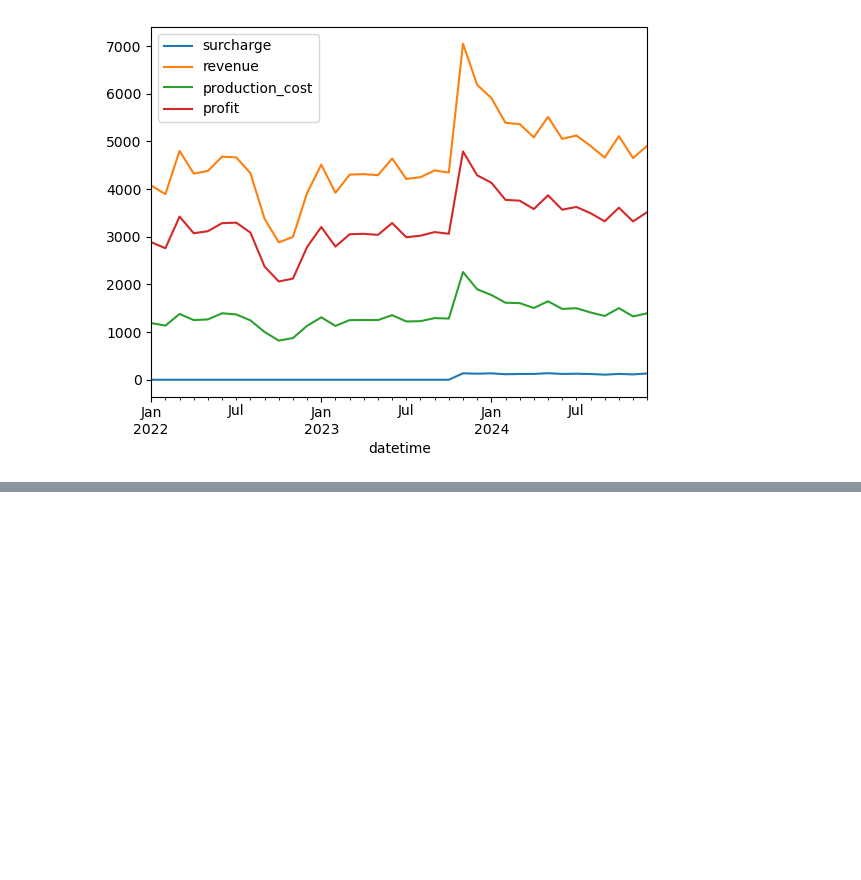
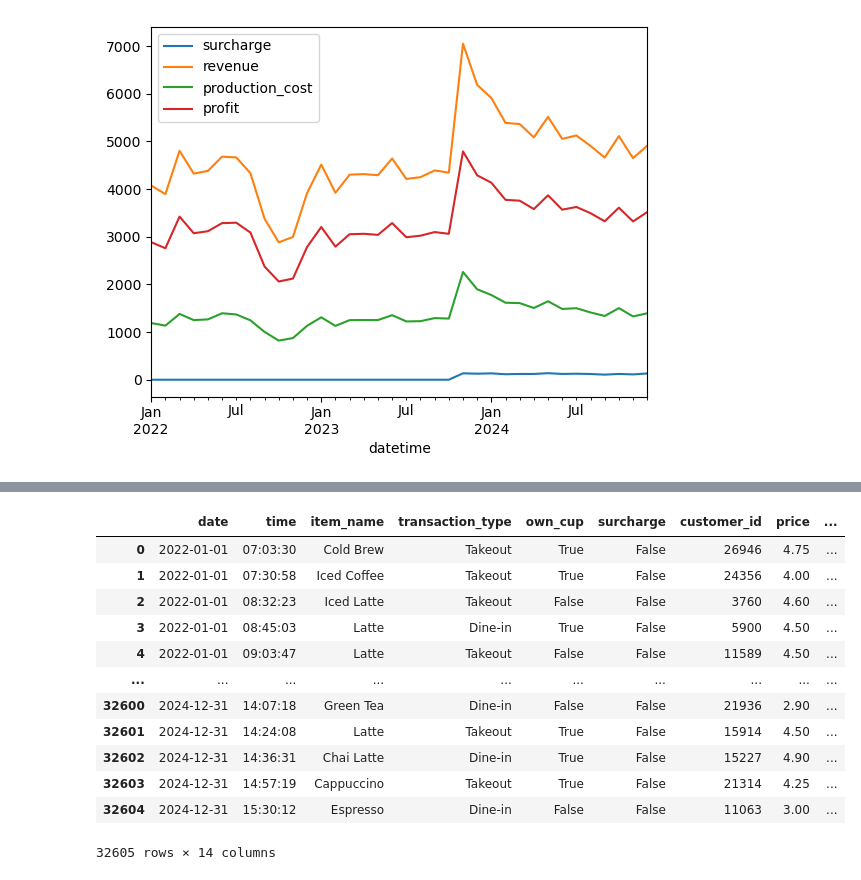
Before and after one commit to randomOnomatopoeia/Datathon, a Jupyter notebook: test.ipynb, the cells around one changed output, grey strips where cells are left out. Cells and saved outputs as stored; diff of their text form; code cells hidden in the pictures; blank space fills up the shorter version.

```diff
--- a/test.ipynb
+++ b/test.ipynb
@@ -116,0 +155,16 @@ plt.show()
+# %%
+with_prices
+# %% [output]
+|  | date | time | item_name | transaction_type | own_cup | surcharge | customer_id | price | ... |
+| 0 | 2022-01-01 | 07:03:30 | Cold Brew | Takeout | True | False | 26946 | 4.75 | ... |
+| 1 | 2022-01-01 | 07:30:58 | Iced Coffee | Takeout | True | False | 24356 | 4.00 | ... |
+| 2 | 2022-01-01 | 08:32:23 | Iced Latte | Takeout | False | False | 3760 | 4.60 | ... |
+| 3 | 2022-01-01 | 08:45:03 | Latte | Dine-in | True | False | 5900 | 4.50 | ... |
+| 4 | 2022-01-01 | 09:03:47 | Latte | Takeout | False | False | 11589 | 4.50 | ... |
+| ... | ... | ... | ... | ... | ... | ... | ... | ... | ... |
+| 32600 | 2024-12-31 | 14:07:18 | Green Tea | Dine-in | False | False | 21936 | 2.90 | ... |
+| 32601 | 2024-12-31 | 14:24:08 | Latte | Takeout | True | False | 15914 | 4.50 | ... |
+| 32602 | 2024-12-31 | 14:36:31 | Chai Latte | Dine-in | True | False | 15227 | 4.90 | ... |
+| 32603 | 2024-12-31 | 14:57:19 | Cappuccino | Takeout | True | False | 21314 | 4.25 | ... |
+| 32604 | 2024-12-31 | 15:30:12 | Espresso | Dine-in | False | False | 11063 | 3.00 | ... |
+32605 rows × 14 columns
```
Also changed, not shown: parts of 2 cells of this notebook.
